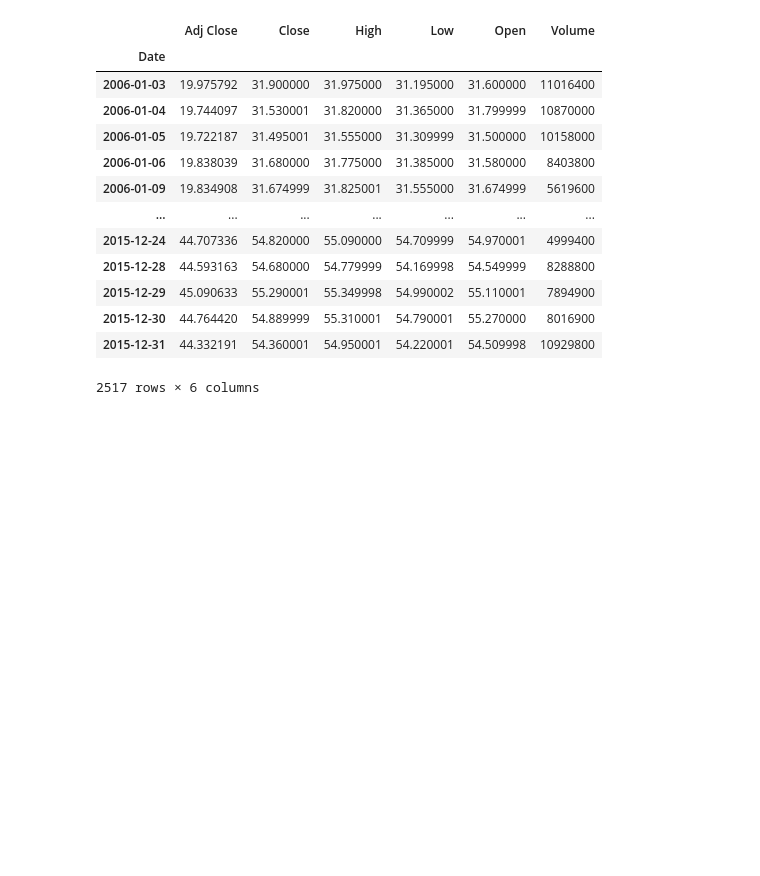
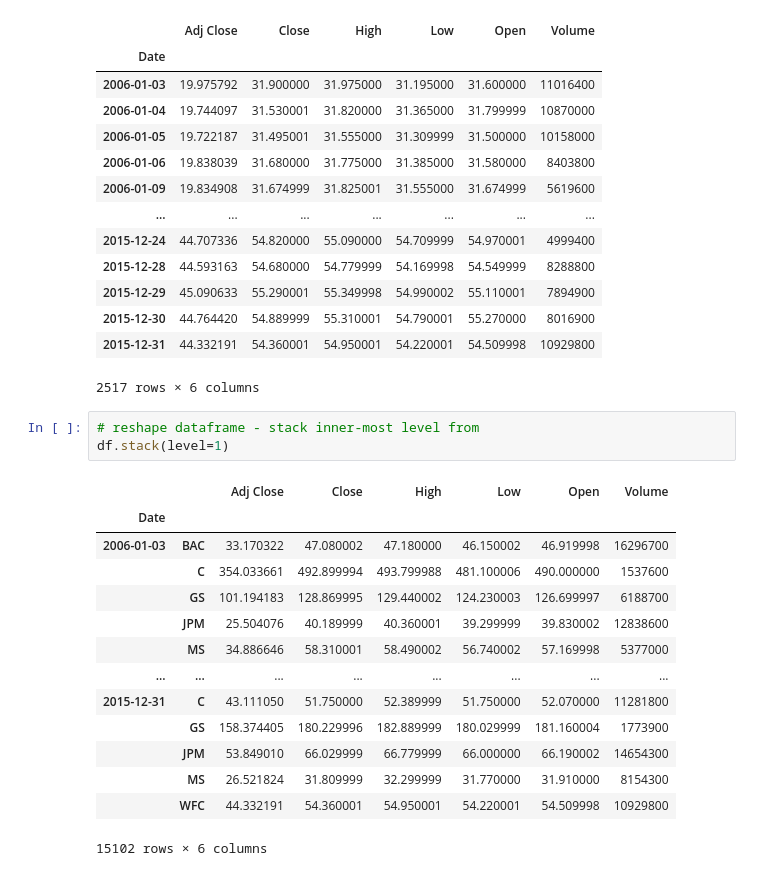
Before and after one commit to MeetPatel89/stocks_analysis, a Jupyter notebook: notebook.ipynb, the cells around one changed output. Saved outputs shown, nothing was run; the diff lists cells and outputs as text; blank space fills up the shorter version.

Commit message:
unstack innermost column indices to innermost index indices

```diff
--- a/notebook.ipynb
+++ b/notebook.ipynb
@@ -176,3 +176,21 @@ df.xs(key="WFC", axis=1, level=1)
 | 2015-12-30 | 44.764420 | 54.889999 | 55.310001 | 54.790001 | 55.270000 | 8016900 |
 | 2015-12-31 | 44.332191 | 54.360001 | 54.950001 | 54.220001 | 54.509998 | 10929800 |
 2517 rows × 6 columns
+# %%
+# reshape dataframe - stack inner-most level from
+df.stack(level=1)
+# %% [output]
+|  |  | Adj Close | Close | High | Low | Open | Volume |
+| Date |  |  |  |  |  |  |  |
+| 2006-01-03 | BAC | 33.170322 | 47.080002 | 47.180000 | 46.150002 | 46.919998 | 16296700 |
+|  | C | 354.033661 | 492.899994 | 493.799988 | 481.100006 | 490.000000 | 1537600 |
+|  | GS | 101.194183 | 128.869995 | 129.440002 | 124.230003 | 126.699997 | 6188700 |
+|  | JPM | 25.504076 | 40.189999 | 40.360001 | 39.299999 | 39.830002 | 12838600 |
+|  | MS | 34.886646 | 58.310001 | 58.490002 | 56.740002 | 57.169998 | 5377000 |
+| ... | ... | ... | ... | ... | ... | ... | ... |
+| 2015-12-31 | C | 43.111050 | 51.750000 | 52.389999 | 51.750000 | 52.070000 | 11281800 |
+|  | GS | 158.374405 | 180.229996 | 182.889999 | 180.029999 | 181.160004 | 1773900 |
+|  | JPM | 53.849010 | 66.029999 | 66.779999 | 66.000000 | 66.190002 | 14654300 |
+|  | MS | 26.521824 | 31.809999 | 32.299999 | 31.770000 | 31.910000 | 8154300 |
+|  | WFC | 44.332191 | 54.360001 | 54.950001 | 54.220001 | 54.509998 | 10929800 |
+15102 rows × 6 columns
```
